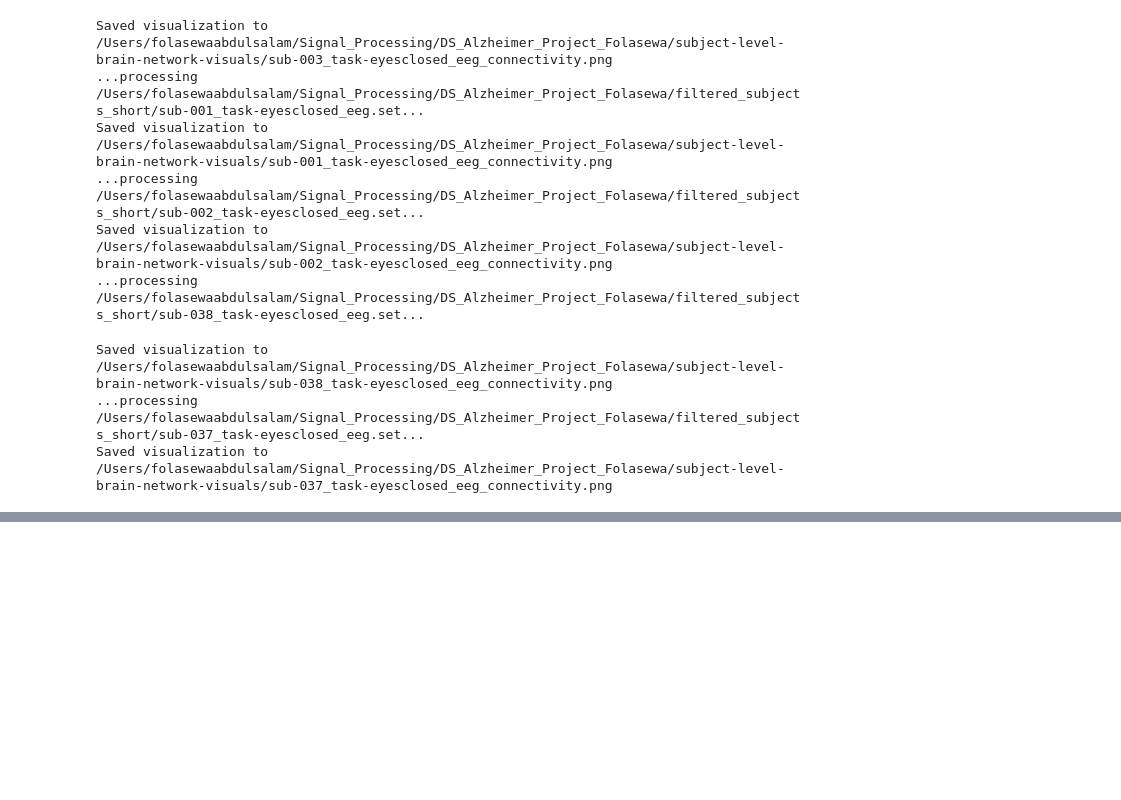
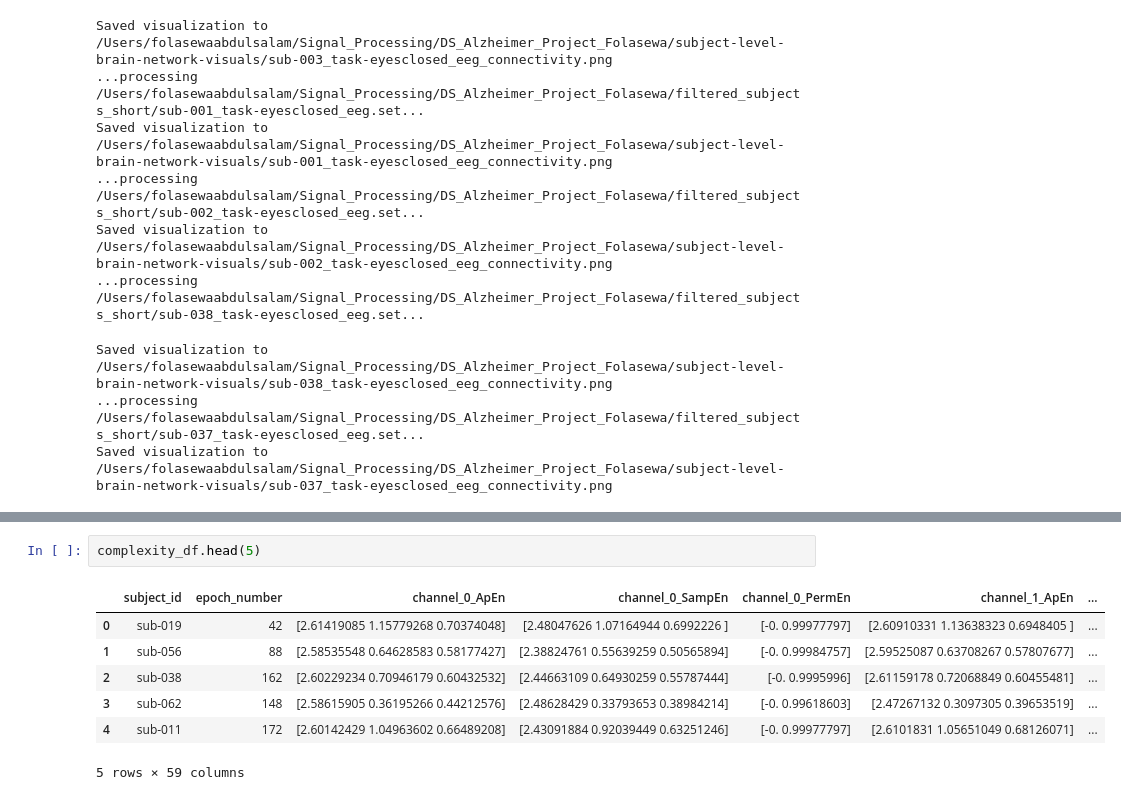
Before and after one commit to Folasewa/Signal_Processing_Projects, a Jupyter notebook: DS_Alzheimer_Project_Folasewa/alzheimer_classification_short.ipynb, the cells around one changed output, grey strips where cells are left out. Drawn from its saved outputs; the diff is of its cells as text; blank space fills up the shorter version.

```diff
--- a/DS_Alzheimer_Project_Folasewa/alzheimer_classification_short.ipynb
+++ b/DS_Alzheimer_Project_Folasewa/alzheimer_classification_short.ipynb
@@ -1693,0 +1710,10 @@ Saved visualization to /Users/folasewaabdulsalam/Signal_Processing/DS_Alzheimer_
+# %%
+complexity_df.head(5)
+# %% [output]
+|  | subject_id | epoch_number | channel_0_ApEn | channel_0_SampEn | channel_0_PermEn | channel_1_ApEn | ... |
+| 0 | sub-019 | 42 | [2.61419085 1.15779268 0.70374048] | [2.48047626 1.07164944 0.6992226 ] | [-0. 0.99977797] | [2.60910331 1.13638323 0.6948405 ] | ... |
+| 1 | sub-056 | 88 | [2.58535548 0.64628583 0.58177427] | [2.38824761 0.55639259 0.50565894] | [-0. 0.99984757] | [2.59525087 0.63708267 0.57807677] | ... |
+| 2 | sub-038 | 162 | [2.60229234 0.70946179 0.60432532] | [2.44663109 0.64930259 0.55787444] | [-0. 0.9995996] | [2.61159178 0.72068849 0.60455481] | ... |
+| 3 | sub-062 | 148 | [2.58615905 0.36195266 0.44212576] | [2.48628429 0.33793653 0.38984214] | [-0. 0.99618603] | [2.47267132 0.3097305 0.39653519] | ... |
+| 4 | sub-011 | 172 | [2.60142429 1.04963602 0.66489208] | [2.43091884 0.92039449 0.63251246] | [-0. 0.99977797] | [2.6101831 1.05651049 0.68126071] | ... |
+5 rows × 59 columns
```
Also changed, not shown: parts of 24 cells of this notebook, 1 other file.
